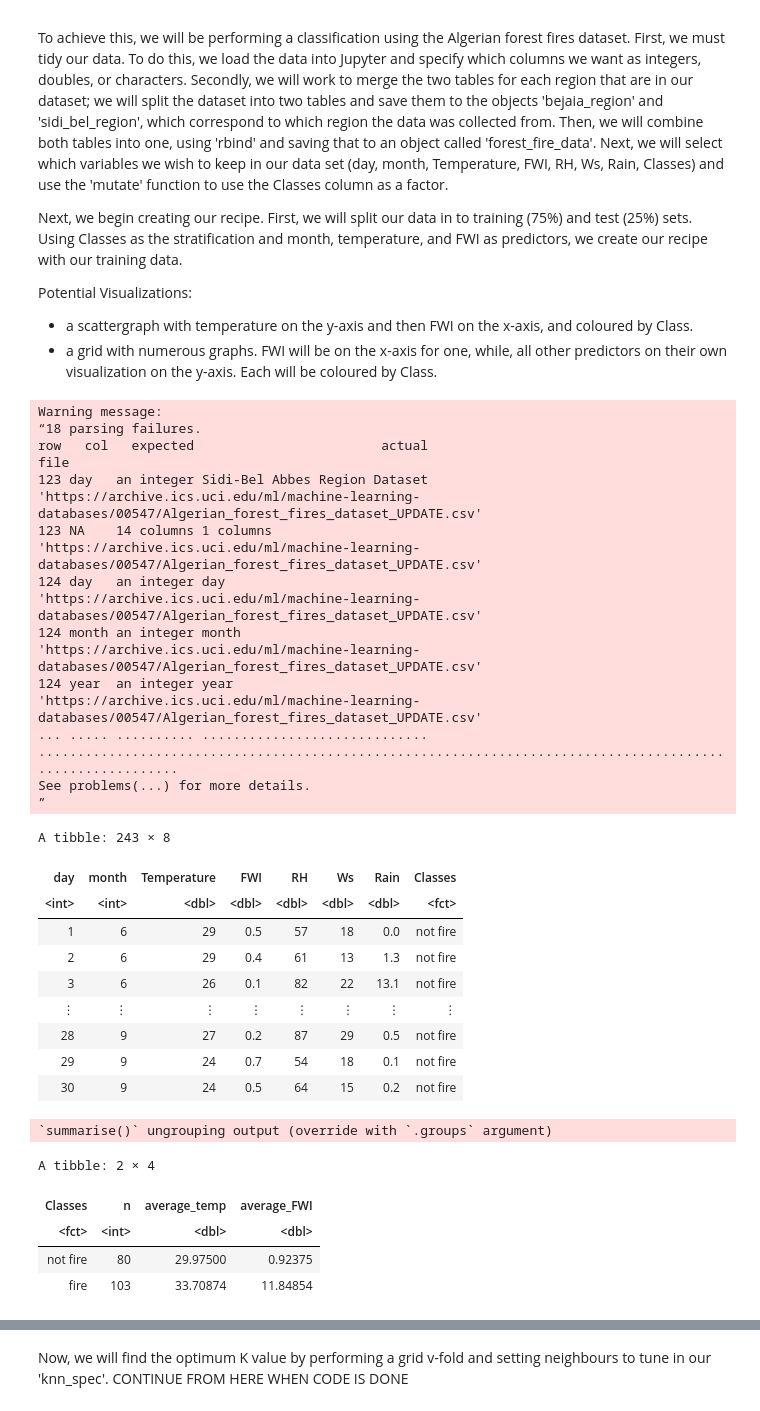
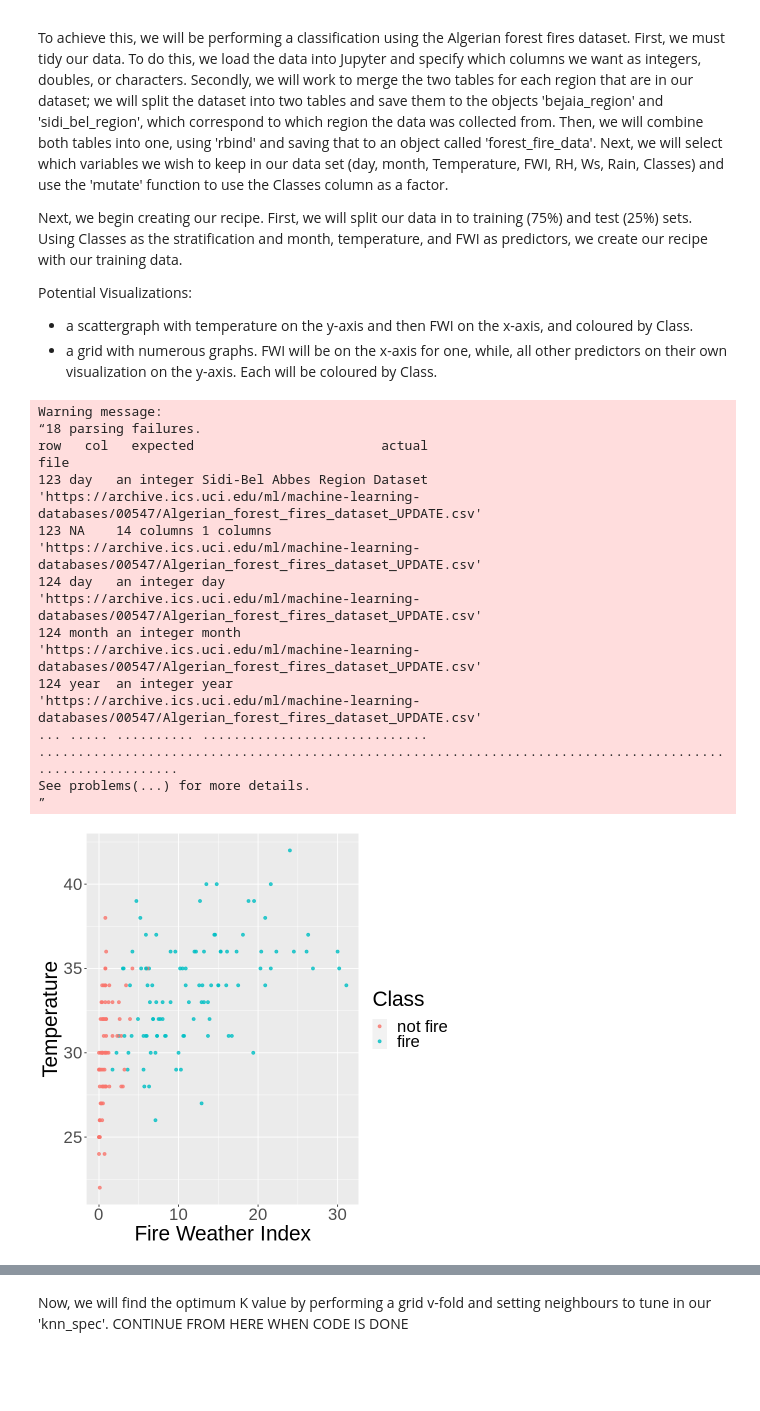
Before and after one commit to purnomoc/dsci100, a Jupyter notebook: forest_fires_report.ipynb, the cells around one changed output, grey strips where cells are left out. Drawn from its saved outputs; the diff is of its cells as text; code cells hidden in the pictures; blank space fills up the shorter version.

```diff
--- a/forest_fires_report.ipynb
+++ b/forest_fires_report.ipynb
@@ -78,69 +78,38 @@ bejaia_region <- forest_fires_untidy %>%
 
 sidi_bel_region <- forest_fires_untidy %>%
     slice(125:246) %>%
     mutate(region = "sidi bel abbes")
 
 forest_fire_data <- rbind(bejaia_region, sidi_bel_region)
 
 fire_data <- forest_fire_data %>%
      filter(!is.na(Classes)) %>%
      select(day, month, Temperature, FWI, RH, Ws, Rain, Classes) %>%
      mutate(Classes = as_factor(Classes))
 
-fire_data
-
 set.seed(1)
 fire_split <- initial_split(fire_data, prop = 0.75, strata = Classes)
 fire_train <- training(fire_split)
 fire_test <- testing(fire_split)
 
-fire_recipe <- recipe(Classes ~ month + Temperature + FWI, data = fire_train) %>%
-    step_scale(all_predictors()) %>%
-    step_center(all_predictors())
+fire_test_plot <- fire_train %>%
+    ggplot(aes(x = FWI, y = Temperature, color = Classes))+
+    geom_point(alpha = 0.8)+
+    scale_fill_distiller(palette = "YlOrRd") +
+    labs(x = "Fire Weather Index", y = "Temperature", color = "Class")+
+    theme(text = element_text(size = 25))
 
-set.seed(1)
-knn_spec <- nearest_neighbor(weight_func = "rectangular", neighbors = 3) %>%
-    set_engine("kknn") %>%
-    set_mode("classification")
-
-knn_fit <- workflow() %>%
-    add_recipe(fire_recipe) %>%
-    add_model(knn_spec) %>%
-    fit(data = fire_train)
-
-fire_test_predictions <- predict(knn_fit, fire_test) %>%
-    bind_cols(fire_test)
-
-fire_train %>%
-    group_by(Classes) %>%
-    summarize(n = n(),
-    average_temp = mean(Temperature),
-    average_FWI = mean(FWI))
+fire_test_plot
 # %% [output]
 Warning message:
 “18 parsing failures.
 row   col   expected                        actual                                                                                                       file
 123 day   an integer Sidi-Bel Abbes Region Dataset 'https://archive.ics.uci.edu/ml/machine-learning-databases/00547/Algerian_forest_fires_dataset_UPDATE.csv'
 123 NA    14 columns 1 columns                     'https://archive.ics.uci.edu/ml/machine-learning-databases/00547/Algerian_forest_fires_dataset_UPDATE.csv'
 124 day   an integer day                           'https://archive.ics.uci.edu/ml/machine-learning-databases/00547/Algerian_forest_fires_dataset_UPDATE.csv'
 124 month an integer month                         'https://archive.ics.uci.edu/ml/machine-learning-databases/00547/Algerian_forest_fires_dataset_UPDATE.csv'
 124 year  an integer year                          'https://archive.ics.uci.edu/ml/machine-learning-databases/00547/Algerian_forest_fires_dataset_UPDATE.csv'
 ... ..... .......... ............................. ..........................................................................................................
 See problems(...) for more details.
 ”
-A tibble: 243 × 8
-| day | month | Temperature | FWI | RH | Ws | Rain | Classes |
-| <int> | <int> | <dbl> | <dbl> | <dbl> | <dbl> | <dbl> | <fct> |
-| 1 | 6 | 29 | 0.5 | 57 | 18 | 0.0 | not fire |
-| 2 | 6 | 29 | 0.4 | 61 | 13 | 1.3 | not fire |
-| 3 | 6 | 26 | 0.1 | 82 | 22 | 13.1 | not fire |
-| ⋮ | ⋮ | ⋮ | ⋮ | ⋮ | ⋮ | ⋮ | ⋮ |
-| 28 | 9 | 27 | 0.2 | 87 | 29 | 0.5 | not fire |
-| 29 | 9 | 24 | 0.7 | 54 | 18 | 0.1 | not fire |
-| 30 | 9 | 24 | 0.5 | 64 | 15 | 0.2 | not fire |
-`summarise()` ungrouping output (override with `.groups` argument)
-A tibble: 2 × 4
-| Classes | n | average_temp | average_FWI |
-| <fct> | <int> | <dbl> | <dbl> |
-| not fire | 80 | 29.97500 | 0.92375 |
-| fire | 103 | 33.70874 | 11.84854 |
+[figure, added]
```
Also changed, not shown: parts of 2 cells of this notebook.
